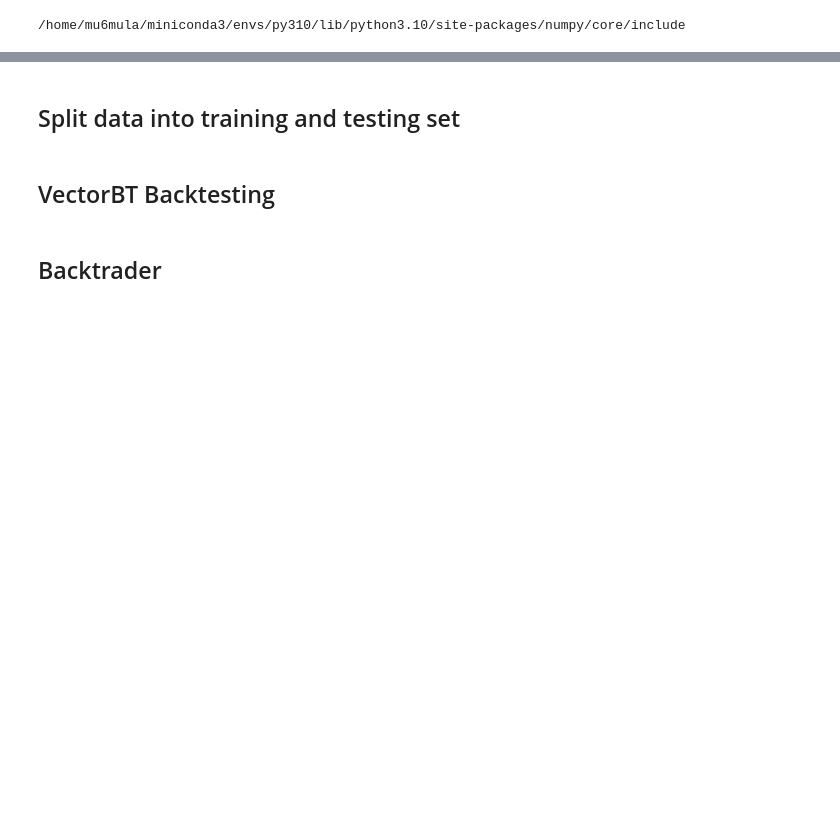
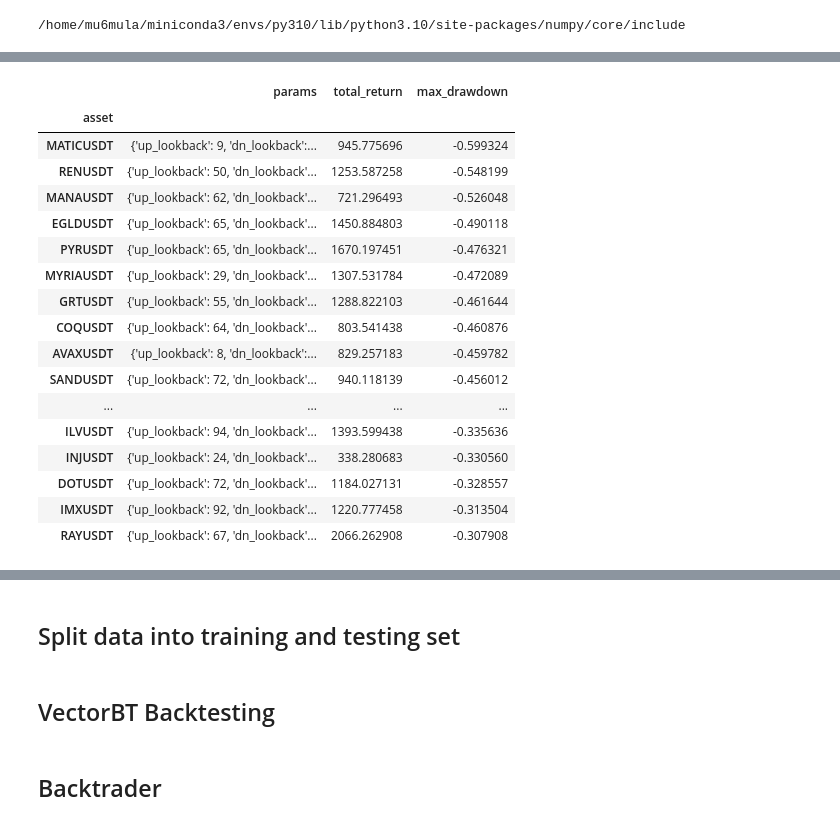
Before and after one commit to petarkabashki/pk-crypto-tools, a Jupyter notebook: 2024-research/donchian-breakout.ipynb, the cells around one changed output, grey strips where cells are left out. Cells and saved outputs as stored; diff of their text form; code cells hidden in the pictures; blank space fills up the shorter version.

```diff
--- a/2024-research/donchian-breakout.ipynb
+++ b/2024-research/donchian-breakout.ipynb
@@ -483,0 +415,28 @@ Max Trade DrawDown: -inf
+# %%
+short_long = [-1,1]
+def objective(trial):
+    global data
+    up_lookback = trial.suggest_int('up_lookback', 7, 100)
+    dn_lookback = trial.suggest_int('dn_lookback', 7, 100)
+    up_lag = trial.suggest_int('up_lag', 7, 100)
+    dn_lag = trial.suggest_int('dn_lag', 7, 100)
+    params = {
+        'up_lookback': up_lookback,
+        'dn_lookback': dn_lookback,
+        'up_lag': up_lag,
+        'dn_lag': dn_lag
+    }
+    res = backtest(data,params,nhours,short_long, xmult=1)
+    return res['tot_return'], res['trade_max_drawdown']#
+
+def optimize_params(exchange, asset, timeframe):
+    data = load_candles(exchange,asset,'USDT',timeframe)#['2011':'2025']#.iloc[-10000:]
+    # Run the optimization
+    study = optuna.create_study(directions=['maximize','maximize'])
+    study.optimize(objective, n_trials=100)
+    # asset_params[f'{asset}USDT'] = study.best_trials[-1].params
+    # return [[t.params, t.values] for t in study.best_trials]
+    return study.best_trials
+
+sbest_trials = [optimize_params(exchange, asset, timeframe) for (asset,exchange) in asset_exch]
+sbest_trials
@@ -483,0 +493,24 @@ Max Trade DrawDown: -inf
+# %%
+trial_n = 0
+df_pf = pd.DataFrame([[f'{asset_exch[i][0]}USDT',best_trials[i][trial_n][0],best_trials[i][trial_n][1][0], best_trials[i][trial_n][1][1]] for i in range(len(asset_exch))]).set_axis(['asset','params','total_return','max_drawdown'],axis=1).set_index('asset')#[['val1','val2']]
+df_pf.loc[:,['total_return','max_drawdown']] = df_pf.loc[:,['total_return','max_drawdown']].apply(np.exp).subtract(1)#.hist()
+df_pf.sort_values('max_drawdown')
+# %% [output]
+|  | params | total_return | max_drawdown |
+| asset |  |  |  |
+| MATICUSDT | {'up_lookback': 9, 'dn_lookback':... | 945.775696 | -0.599324 |
+| RENUSDT | {'up_lookback': 50, 'dn_lookback'... | 1253.587258 | -0.548199 |
+| MANAUSDT | {'up_lookback': 62, 'dn_lookback'... | 721.296493 | -0.526048 |
+| EGLDUSDT | {'up_lookback': 65, 'dn_lookback'... | 1450.884803 | -0.490118 |
+| PYRUSDT | {'up_lookback': 65, 'dn_lookback'... | 1670.197451 | -0.476321 |
+| MYRIAUSDT | {'up_lookback': 29, 'dn_lookback'... | 1307.531784 | -0.472089 |
+| GRTUSDT | {'up_lookback': 55, 'dn_lookback'... | 1288.822103 | -0.461644 |
+| COQUSDT | {'up_lookback': 64, 'dn_lookback'... | 803.541438 | -0.460876 |
+| AVAXUSDT | {'up_lookback': 8, 'dn_lookback':... | 829.257183 | -0.459782 |
+| SANDUSDT | {'up_lookback': 72, 'dn_lookback'... | 940.118139 | -0.456012 |
+| ... | ... | ... | ... |
+| ILVUSDT | {'up_lookback': 94, 'dn_lookback'... | 1393.599438 | -0.335636 |
+| INJUSDT | {'up_lookback': 24, 'dn_lookback'... | 338.280683 | -0.330560 |
+| DOTUSDT | {'up_lookback': 72, 'dn_lookback'... | 1184.027131 | -0.328557 |
+| IMXUSDT | {'up_lookback': 92, 'dn_lookback'... | 1220.777458 | -0.313504 |
+| RAYUSDT | {'up_lookback': 67, 'dn_lookback'... | 2066.262908 | -0.307908 |
```
Also changed, not shown: parts of 30 cells of this notebook, 2 other files.
